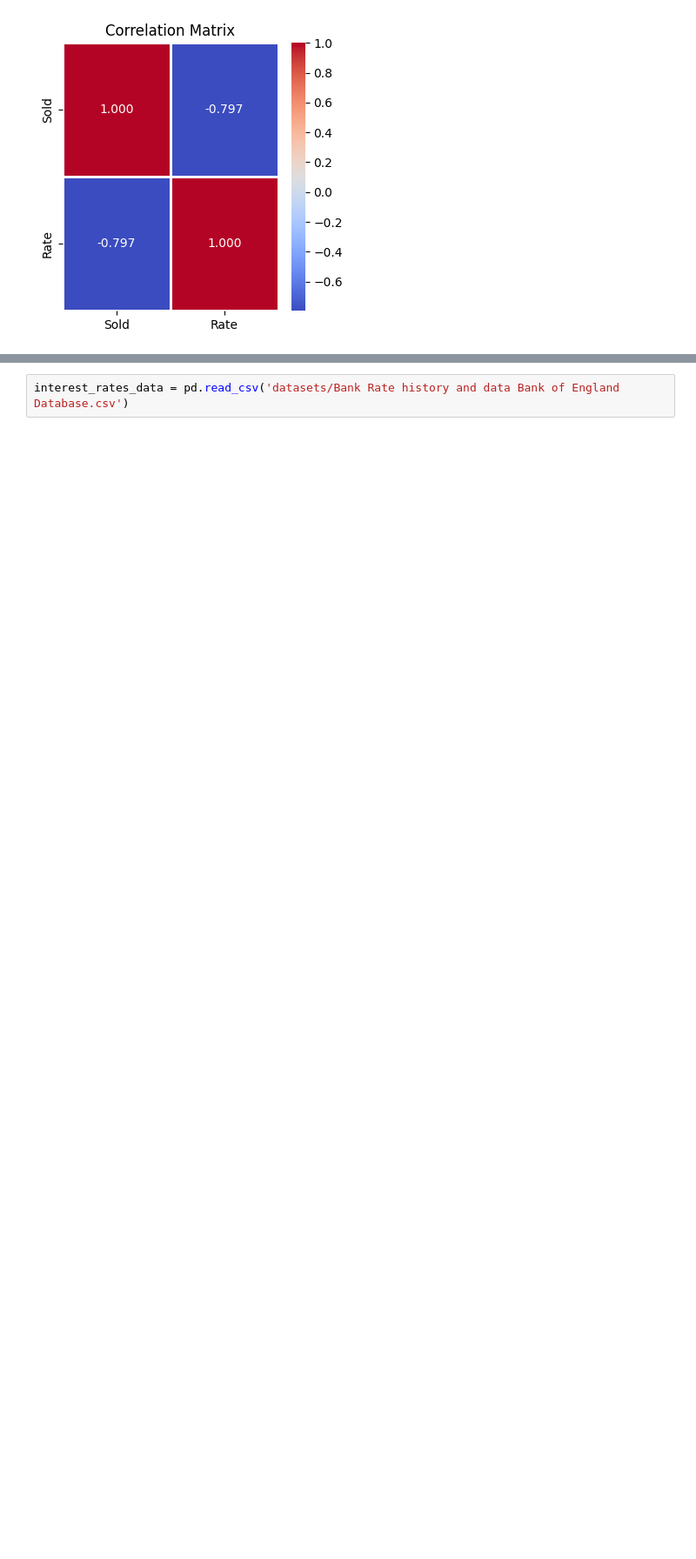
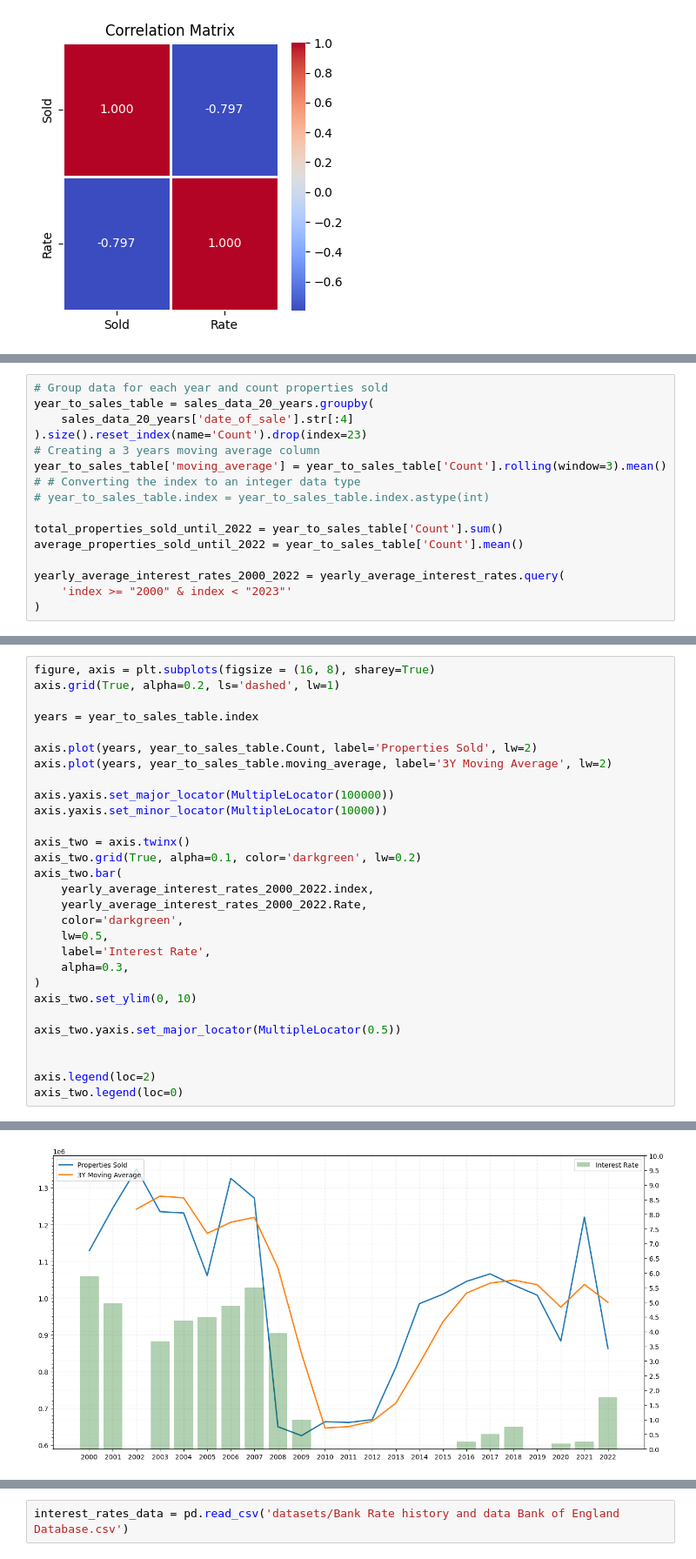
Before and after one commit to Dan-Mihaylov/Economic-Data-Analysis, a Jupyter notebook: uk_house_market_data_analysis.ipynb, the cells around one changed output, grey strips where cells are left out. Shown: that part at 87% size. Cells and saved outputs as stored; diff of their text form; blank space fills up the shorter version.

Commit message:
More information added
added more data and stuff

```diff
--- a/uk_house_market_data_analysis.ipynb
+++ b/uk_house_market_data_analysis.ipynb
@@ -237,0 +246,16 @@ sns.heatmap(correlation_matrix, annot=True, cmap='coolwarm', fmt=".3f", linewidt
+# %%
+# Group data for each year and count properties sold
+year_to_sales_table = sales_data_20_years.groupby(
+    sales_data_20_years['date_of_sale'].str[:4]
+).size().reset_index(name='Count').drop(index=23)
+# Creating a 3 years moving average column
+year_to_sales_table['moving_average'] = year_to_sales_table['Count'].rolling(window=3).mean()
+# # Converting the index to an integer data type
+# year_to_sales_table.index = year_to_sales_table.index.astype(int)
+
+total_properties_sold_until_2022 = year_to_sales_table['Count'].sum()
+average_properties_sold_until_2022 = year_to_sales_table['Count'].mean()
+
+yearly_average_interest_rates_2000_2022 = yearly_average_interest_rates.query(
+    'index >= "2000" & index < "2023"'
+)
@@ -237,0 +266,30 @@ sns.heatmap(correlation_matrix, annot=True, cmap='coolwarm', fmt=".3f", linewidt
+# %%
+figure, axis = plt.subplots(figsize = (16, 8), sharey=True)
+axis.grid(True, alpha=0.2, ls='dashed', lw=1)
+
+years = year_to_sales_table.index
+
+axis.plot(years, year_to_sales_table.Count, label='Properties Sold', lw=2)
+axis.plot(years, year_to_sales_table.moving_average, label='3Y Moving Average', lw=2)
+
+axis.yaxis.set_major_locator(MultipleLocator(100000))
+axis.yaxis.set_minor_locator(MultipleLocator(10000))
+
+axis_two = axis.twinx()
+axis_two.grid(True, alpha=0.1, color='darkgreen', lw=0.2)
+axis_two.bar(
+    yearly_average_interest_rates_2000_2022.index,
+    yearly_average_interest_rates_2000_2022.Rate,
+    color='darkgreen',
+    lw=0.5,
+    label='Interest Rate',
+    alpha=0.3,
+)
+axis_two.set_ylim(0, 10)
+
+axis_two.yaxis.set_major_locator(MultipleLocator(0.5))
+
+
+axis.legend(loc=2)
+axis_two.legend(loc=0)
+# %% [output]
@@ -237,0 +297 @@ sns.heatmap(correlation_matrix, annot=True, cmap='coolwarm', fmt=".3f", linewidt
+[figure, added]
```
Also changed, not shown: parts of 4 cells of this notebook.
